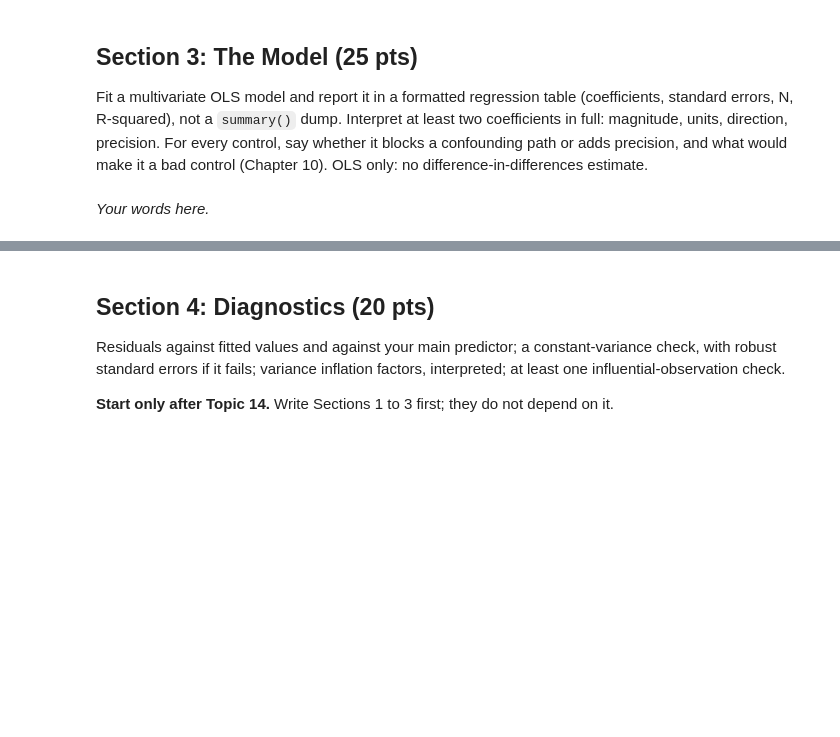
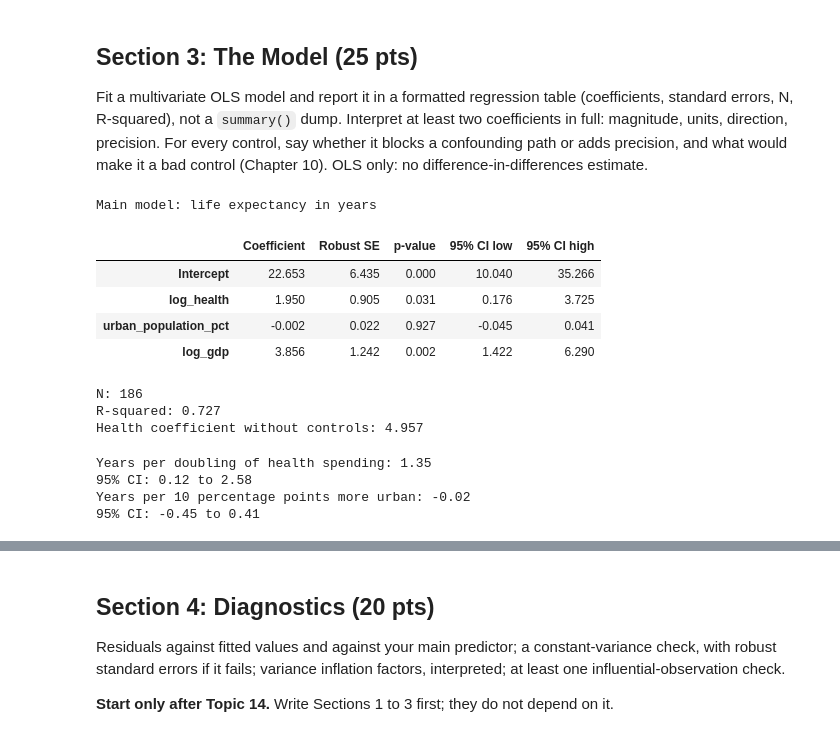
Before and after one commit to Zhengdao-Lu/Midterm-Project-Econometric-Foundation, a Jupyter notebook: midterm_starter_(1).ipynb, the cells around one changed output, grey strips where cells are left out. Cells and saved outputs as stored; diff of their text form; code cells hidden in the pictures; blank space fills up the shorter version.

```diff
--- a/midterm_starter_(1).ipynb
+++ b/midterm_starter_(1).ipynb
@@ -253,5 +295,46 @@ Show the reader the data before any model. At least two figures, each with a cap
 ## Section 3: The Model (25 pts)
 
 Fit a multivariate OLS model and report it in a formatted regression table (coefficients, standard errors, N, R-squared), not a `summary()` dump. Interpret at least two coefficients in full: magnitude, units, direction, precision. For every control, say whether it blocks a confounding path or adds precision, and what would make it a bad control (Chapter 10). OLS only: no difference-in-differences estimate.
-# %% [markdown]
-*Your words here.*
+# %%
+m1 = smf.ols("life_expectancy ~ log_health", data=sample).fit(cov_type="HC1")
+m2 = smf.ols("life_expectancy ~ log_health + urban_population_pct + log_gdp",
+             data=sample).fit(cov_type="HC1")
+
+regression_table = pd.DataFrame({
+    "Coefficient": m2.params,
+    "Robust SE": m2.bse,
+    "p-value": m2.pvalues,
+    "95% CI low": m2.conf_int()[0],
+    "95% CI high": m2.conf_int()[1]
+})
+print("Main model: life expectancy in years")
+display(regression_table.round(3))
+print("N:", int(m2.nobs))
+print("R-squared:", round(m2.rsquared, 3))
+print("Health coefficient without controls:", round(m1.params["log_health"], 3))
+# %% [output]
+Main model: life expectancy in years
+|  | Coefficient | Robust SE | p-value | 95% CI low | 95% CI high |
+| Intercept | 22.653 | 6.435 | 0.000 | 10.040 | 35.266 |
+| log_health | 1.950 | 0.905 | 0.031 | 0.176 | 3.725 |
+| urban_population_pct | -0.002 | 0.022 | 0.927 | -0.045 | 0.041 |
+| log_gdp | 3.856 | 1.242 | 0.002 | 1.422 | 6.290 |
+N: 186
+R-squared: 0.727
+Health coefficient without controls: 4.957
+# %%
+health_doubling = m2.params["log_health"] * np.log(2)
+health_ci = m2.conf_int().loc["log_health"] * np.log(2)
+
+urban_ten = m2.params["urban_population_pct"] * 10
+urban_ci = m2.conf_int().loc["urban_population_pct"] * 10
+
+print("Years per doubling of health spending:", round(health_doubling, 2))
+print("95% CI:", round(health_ci.iloc[0], 2), "to", round(health_ci.iloc[1], 2))
+print("Years per 10 percentage points more urban:", round(urban_ten, 2))
+print("95% CI:", round(urban_ci.iloc[0], 2), "to", round(urban_ci.iloc[1], 2))
+# %% [output]
+Years per doubling of health spending: 1.35
+95% CI: 0.12 to 2.58
+Years per 10 percentage points more urban: -0.02
+95% CI: -0.45 to 0.41
```
Also changed, not shown: parts of 13 cells of this notebook.
